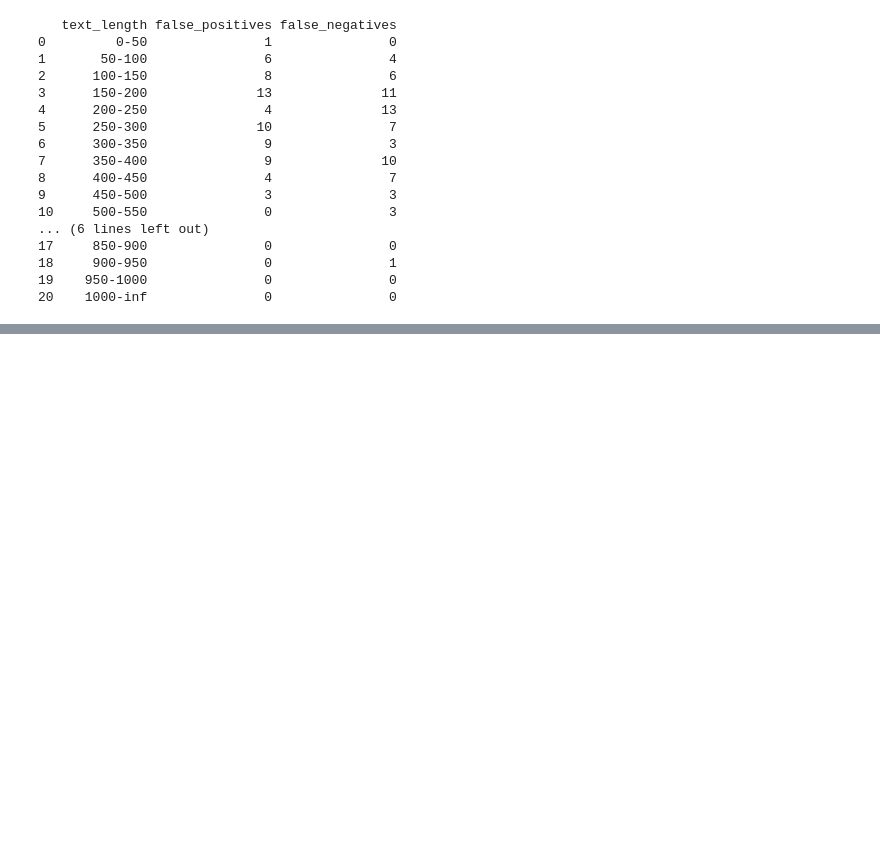
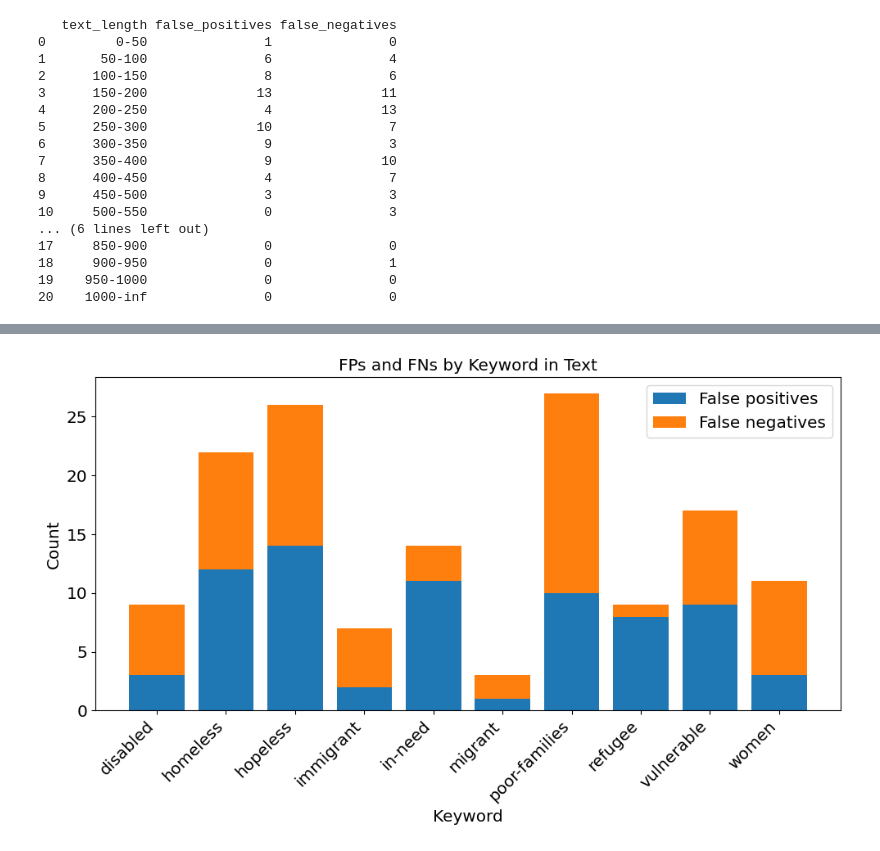
Before and after one commit to EuanScottWatson/NLP-Classification-CW, a Jupyter notebook: roberta_model/data_manipulation/analysis/dev_analysis.ipynb, the cells around one changed output, grey strips where cells are left out. Cells and saved outputs as stored; diff of their text form; code cells hidden in the pictures; blank space fills up the shorter version.

```diff
--- a/roberta_model/data_manipulation/analysis/dev_analysis.ipynb
+++ b/roberta_model/data_manipulation/analysis/dev_analysis.ipynb
@@ -225,0 +339,31 @@ plt.show()
+# %%
+# Set the x-axis labels to the bin ranges
+keyword_df = keyword_df.sort_values("keyword")
+x_labels = keyword_df["keyword"].values
+
+# Create a bar chart of the false positives and false negatives
+plt.bar(x_labels, keyword_df["false_positives"].values, label="False positives")
+plt.bar(
+    x_labels,
+    keyword_df["false_negatives"].values,
+    bottom=keyword_df["false_positives"].values,
+    label="False negatives",
+)
+
+# Increase bar chart size
+plt.rcParams["figure.figsize"] = (10, 6)
+
+# Add labels and legend
+plt.xlabel("Keyword", fontsize="x-large")
+plt.ylabel("Count", fontsize="x-large")
+plt.title("FPs and FNs by Keyword in Text", fontsize="x-large")
+
+plt.xticks(fontsize="x-large", rotation=45, ha="right")
+plt.yticks(fontsize="x-large")
+
+plt.legend(fontsize="x-large")
+
+plt.tight_layout()
+plt.show()
+# %% [output]
+[figure, added]
```
Also changed, not shown: parts of 8 cells of this notebook, 1 other file.
